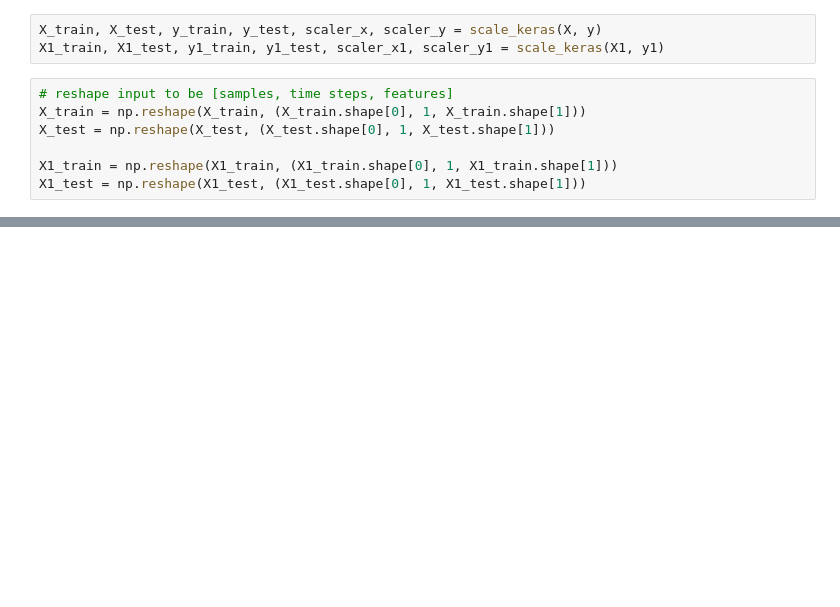
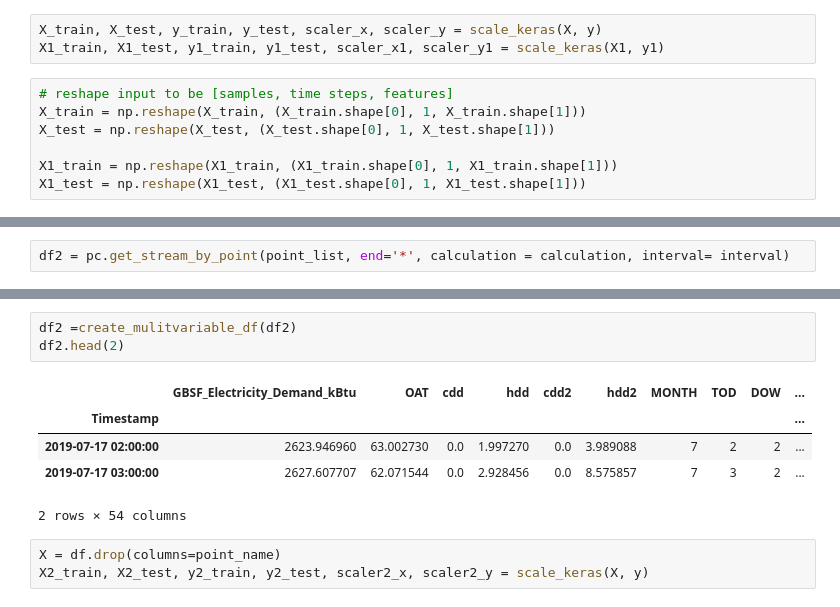
Before and after one commit to eco-data-science-team/LSTM-Anomaly-Detection, a Jupyter notebook: LSTM Notebook.ipynb, the cells around one changed output, grey strips where cells are left out. Cells and saved outputs as stored; diff of their text form; blank space fills up the shorter version.

```diff
--- a/LSTM Notebook.ipynb
+++ b/LSTM Notebook.ipynb
@@ -276,0 +318,2 @@ MAE of test = -18.936
+# %%
+df2 = pc.get_stream_by_point(point_list, end='*', calculation = calculation, interval= interval)
@@ -276,0 +325,12 @@ MAE of test = -18.936
+# %%
+df2 =create_mulitvariable_df(df2)
+df2.head(2)
+# %% [output]
+|  | GBSF_Electricity_Demand_kBtu | OAT | cdd | hdd | cdd2 | hdd2 | MONTH | TOD | DOW | ... |
+| Timestamp |  |  |  |  |  |  |  |  |  | ... |
+| 2019-07-17 02:00:00 | 2623.946960 | 63.002730 | 0.0 | 1.997270 | 0.0 | 3.989088 | 7 | 2 | 2 | ... |
+| 2019-07-17 03:00:00 | 2627.607707 | 62.071544 | 0.0 | 2.928456 | 0.0 | 8.575857 | 7 | 3 | 2 | ... |
+2 rows × 54 columns
+# %%
+X = df.drop(columns=point_name)
+X2_train, X2_test, y2_train, y2_test, scaler2_x, scaler2_y = scale_keras(X, y)
```
Also changed, not shown: parts of 8 cells of this notebook.
